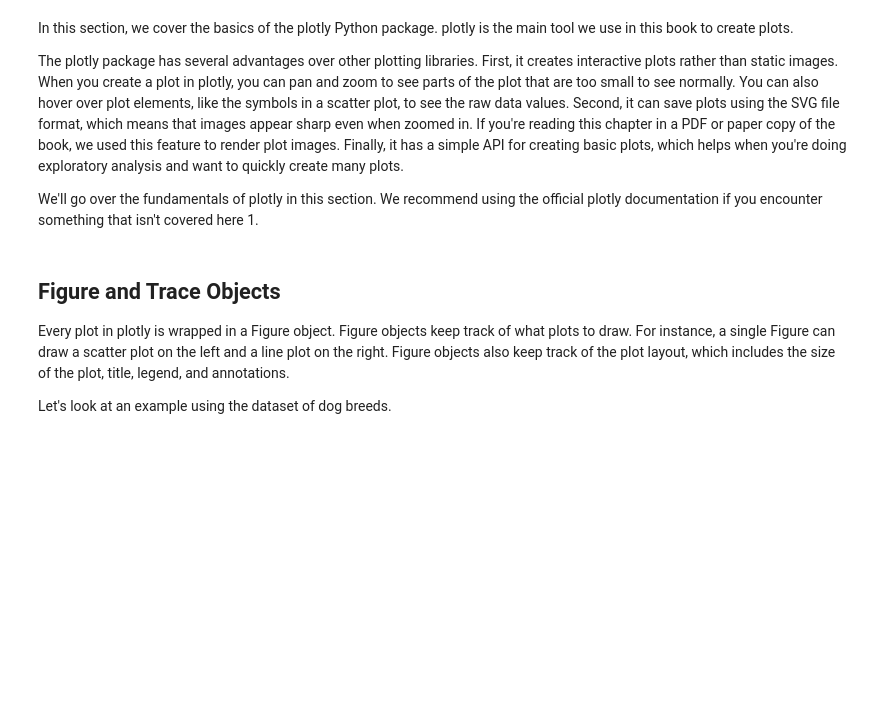
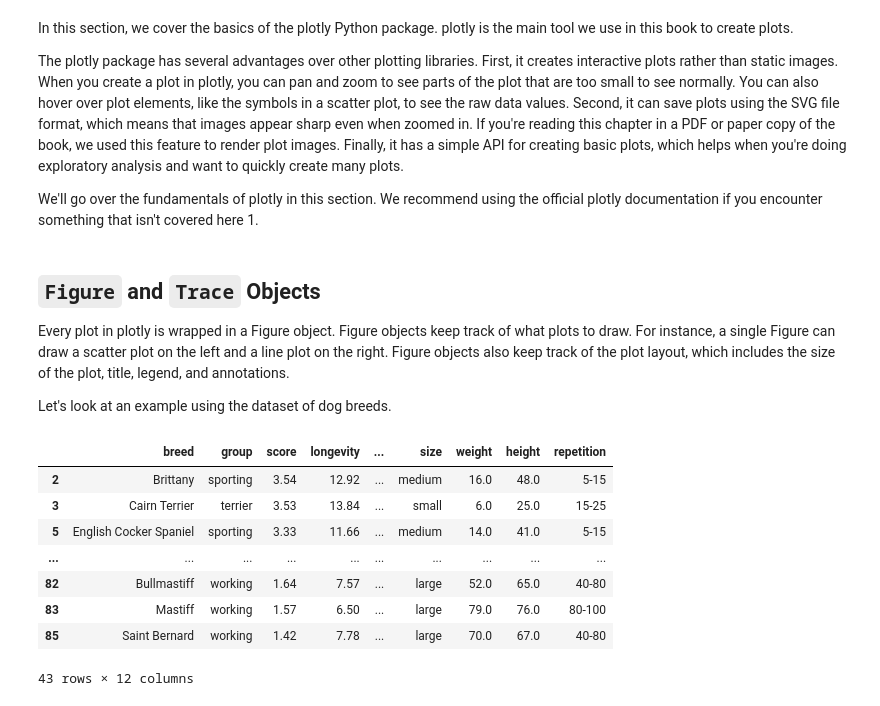
Before and after one commit to shirleytemples/data_science_techniques, a Jupyter notebook: Desktop/Data100/viz_plotly.ipynb, the cells around one changed output. Cells and saved outputs as stored; diff of their text form; code cells hidden in the pictures; blank space fills up the shorter version.

```diff
--- a/Desktop/Data100/viz_plotly.ipynb
+++ b/Desktop/Data100/viz_plotly.ipynb
@@ -77,7 +77,20 @@ The plotly package has several advantages over other plotting libraries. First,
 
 We'll go over the fundamentals of plotly in this section. We recommend using the official plotly documentation if you encounter something that isn't covered here 1.
 # %% [markdown]
-## Figure and Trace Objects
+## ``Figure`` and ``Trace`` Objects
 Every plot in plotly is wrapped in a Figure object. Figure objects keep track of what plots to draw. For instance, a single Figure can draw a scatter plot on the left and a line plot on the right. Figure objects also keep track of the plot layout, which includes the size of the plot, title, legend, and annotations.
 
 Let's look at an example using the dataset of dog breeds.
+# %%
+dogs = pd.read_csv('data/akc.csv').dropna()
+dogs
+# %% [output]
+|  | breed | group | score | longevity | ... | size | weight | height | repetition |
+| 2 | Brittany | sporting | 3.54 | 12.92 | ... | medium | 16.0 | 48.0 | 5-15 |
+| 3 | Cairn Terrier | terrier | 3.53 | 13.84 | ... | small | 6.0 | 25.0 | 15-25 |
+| 5 | English Cocker Spaniel | sporting | 3.33 | 11.66 | ... | medium | 14.0 | 41.0 | 5-15 |
+| ... | ... | ... | ... | ... | ... | ... | ... | ... | ... |
+| 82 | Bullmastiff | working | 1.64 | 7.57 | ... | large | 52.0 | 65.0 | 40-80 |
+| 83 | Mastiff | working | 1.57 | 6.50 | ... | large | 79.0 | 76.0 | 80-100 |
+| 85 | Saint Bernard | working | 1.42 | 7.78 | ... | large | 70.0 | 67.0 | 40-80 |
+43 rows × 12 columns
```
Also changed, not shown: parts of 9 cells of this notebook.
